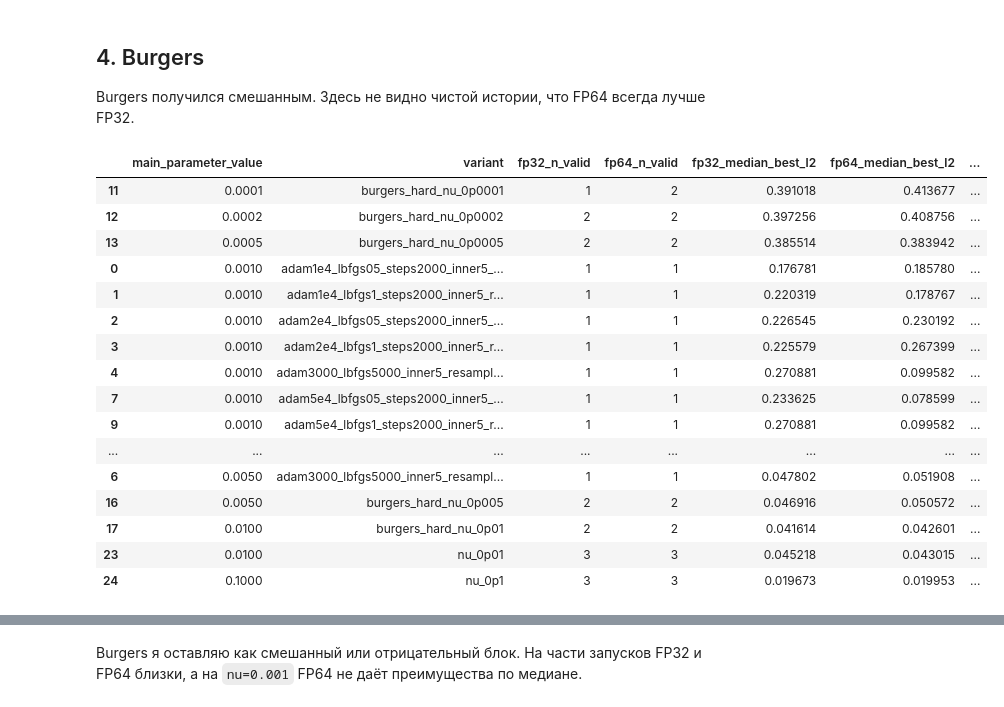
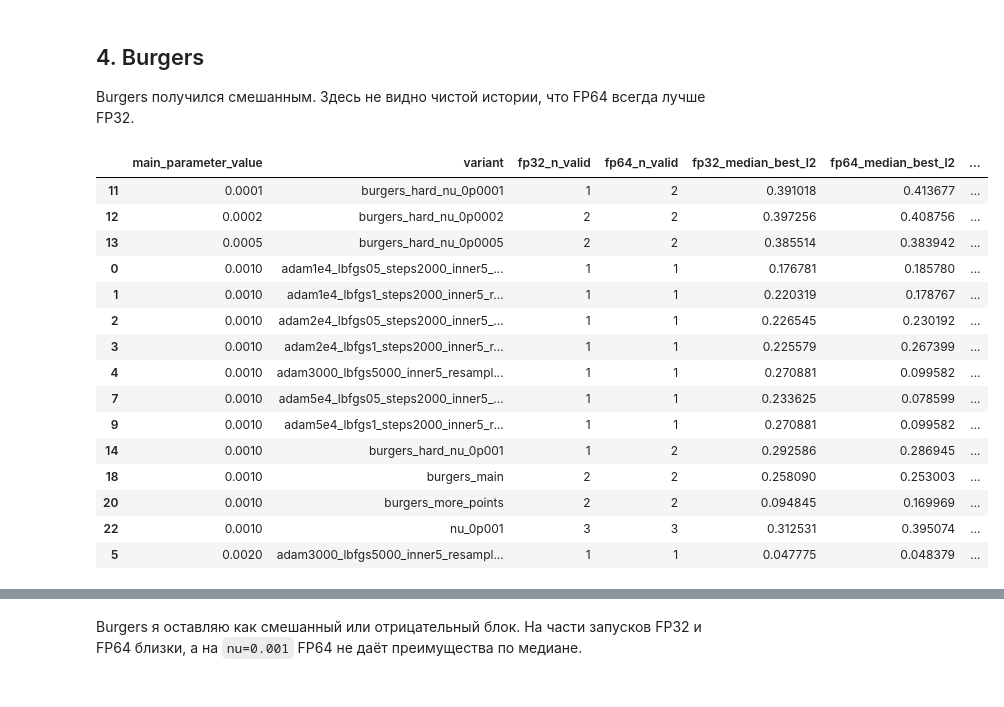
Before and after one commit to masousmen/PINN_course_work, a Jupyter notebook: notebooks/results_summary.ipynb, the cells around one changed output, grey strips where cells are left out. Cells and saved outputs as stored; diff of their text form; code cells hidden in the pictures.

```diff
--- a/notebooks/results_summary.ipynb
+++ b/notebooks/results_summary.ipynb
@@ -18,7 +18,7 @@ table_dir = root / "report_results" / "tables"
 fig_dir = root / "report_results" / "figures"
 
 pd.set_option("display.max_columns", 40)
-pd.set_option("display.max_colwidth", 90)
+pd.set_option("display.max_colwidth", 55)
 
 def read_table(name):
     return pd.read_csv(table_dir / name)
@@ -168,28 +160,27 @@ Burgers получился смешанным. Здесь не видно чис
 # %%
 burg = comp[comp["task_name"] == "burgers1d"].copy()
 cols = [
     "main_parameter_value", "variant", "fp32_n_valid", "fp64_n_valid",
     "fp32_median_best_l2", "fp64_median_best_l2", "fp64_over_fp32_median",
     "fp32_bad_rate", "fp64_bad_rate", "conclusion",
 ]
-display(burg[cols].sort_values(["main_parameter_value", "variant"]).head(60))
+display(burg[cols].sort_values(["main_parameter_value", "variant"]).head(15))
 # %% [output]
 |  | main_parameter_value | variant | fp32_n_valid | fp64_n_valid | fp32_median_best_l2 | fp64_median_best_l2 | ... |
 | 11 | 0.0001 | burgers_hard_nu_0p0001 | 1 | 2 | 0.391018 | 0.413677 | ... |
 | 12 | 0.0002 | burgers_hard_nu_0p0002 | 2 | 2 | 0.397256 | 0.408756 | ... |
 | 13 | 0.0005 | burgers_hard_nu_0p0005 | 2 | 2 | 0.385514 | 0.383942 | ... |
 | 0 | 0.0010 | adam1e4_lbfgs05_steps2000_inner5_... | 1 | 1 | 0.176781 | 0.185780 | ... |
 | 1 | 0.0010 | adam1e4_lbfgs1_steps2000_inner5_r... | 1 | 1 | 0.220319 | 0.178767 | ... |
 | 2 | 0.0010 | adam2e4_lbfgs05_steps2000_inner5_... | 1 | 1 | 0.226545 | 0.230192 | ... |
 | 3 | 0.0010 | adam2e4_lbfgs1_steps2000_inner5_r... | 1 | 1 | 0.225579 | 0.267399 | ... |
 | 4 | 0.0010 | adam3000_lbfgs5000_inner5_resampl... | 1 | 1 | 0.270881 | 0.099582 | ... |
 | 7 | 0.0010 | adam5e4_lbfgs05_steps2000_inner5_... | 1 | 1 | 0.233625 | 0.078599 | ... |
 | 9 | 0.0010 | adam5e4_lbfgs1_steps2000_inner5_r... | 1 | 1 | 0.270881 | 0.099582 | ... |
-| ... | ... | ... | ... | ... | ... | ... | ... |
-| 6 | 0.0050 | adam3000_lbfgs5000_inner5_resampl... | 1 | 1 | 0.047802 | 0.051908 | ... |
-| 16 | 0.0050 | burgers_hard_nu_0p005 | 2 | 2 | 0.046916 | 0.050572 | ... |
-| 17 | 0.0100 | burgers_hard_nu_0p01 | 2 | 2 | 0.041614 | 0.042601 | ... |
-| 23 | 0.0100 | nu_0p01 | 3 | 3 | 0.045218 | 0.043015 | ... |
-| 24 | 0.1000 | nu_0p1 | 3 | 3 | 0.019673 | 0.019953 | ... |
+| 14 | 0.0010 | burgers_hard_nu_0p001 | 1 | 2 | 0.292586 | 0.286945 | ... |
+| 18 | 0.0010 | burgers_main | 2 | 2 | 0.258090 | 0.253003 | ... |
+| 20 | 0.0010 | burgers_more_points | 2 | 2 | 0.094845 | 0.169969 | ... |
+| 22 | 0.0010 | nu_0p001 | 3 | 3 | 0.312531 | 0.395074 | ... |
+| 5 | 0.0020 | adam3000_lbfgs5000_inner5_resampl... | 1 | 1 | 0.047775 | 0.048379 | ... |
 # %%
 show_img("report_burgers_summary.png")
```
Also changed, not shown: parts of 11 cells of this notebook, 7 other files.
